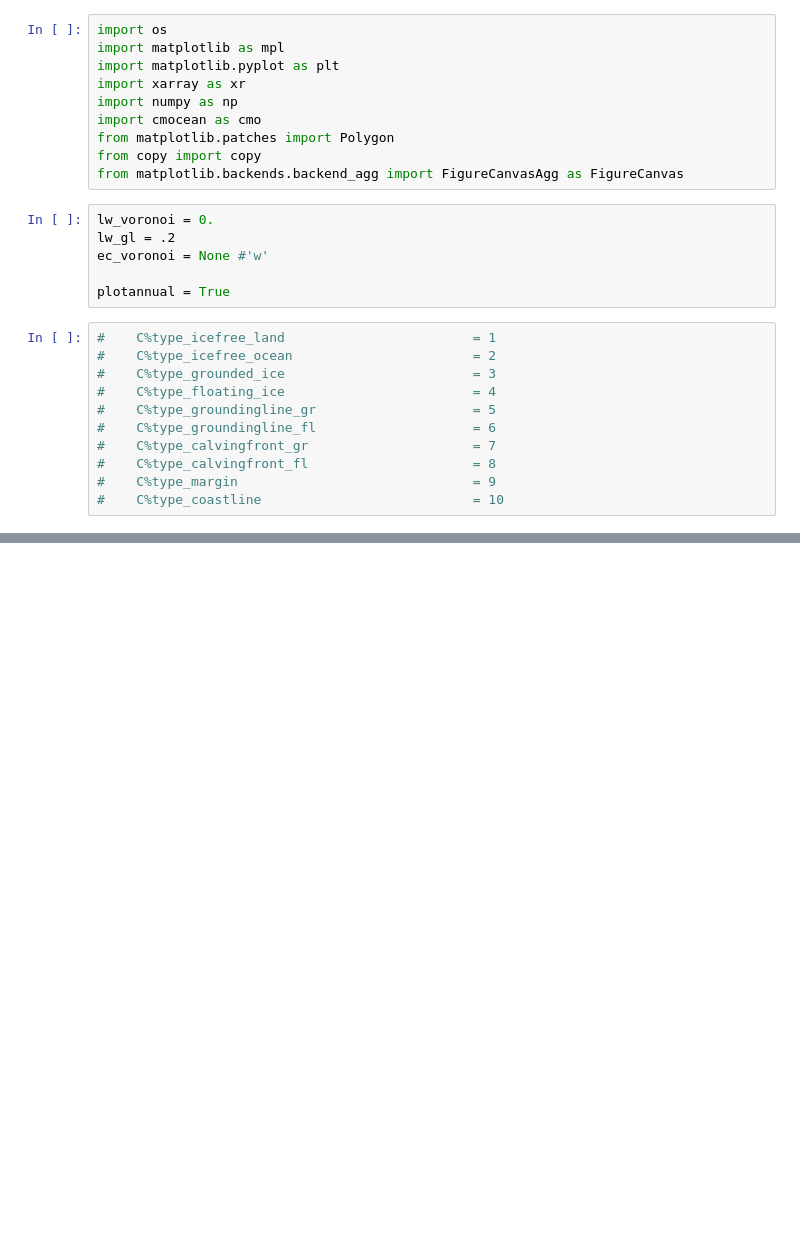
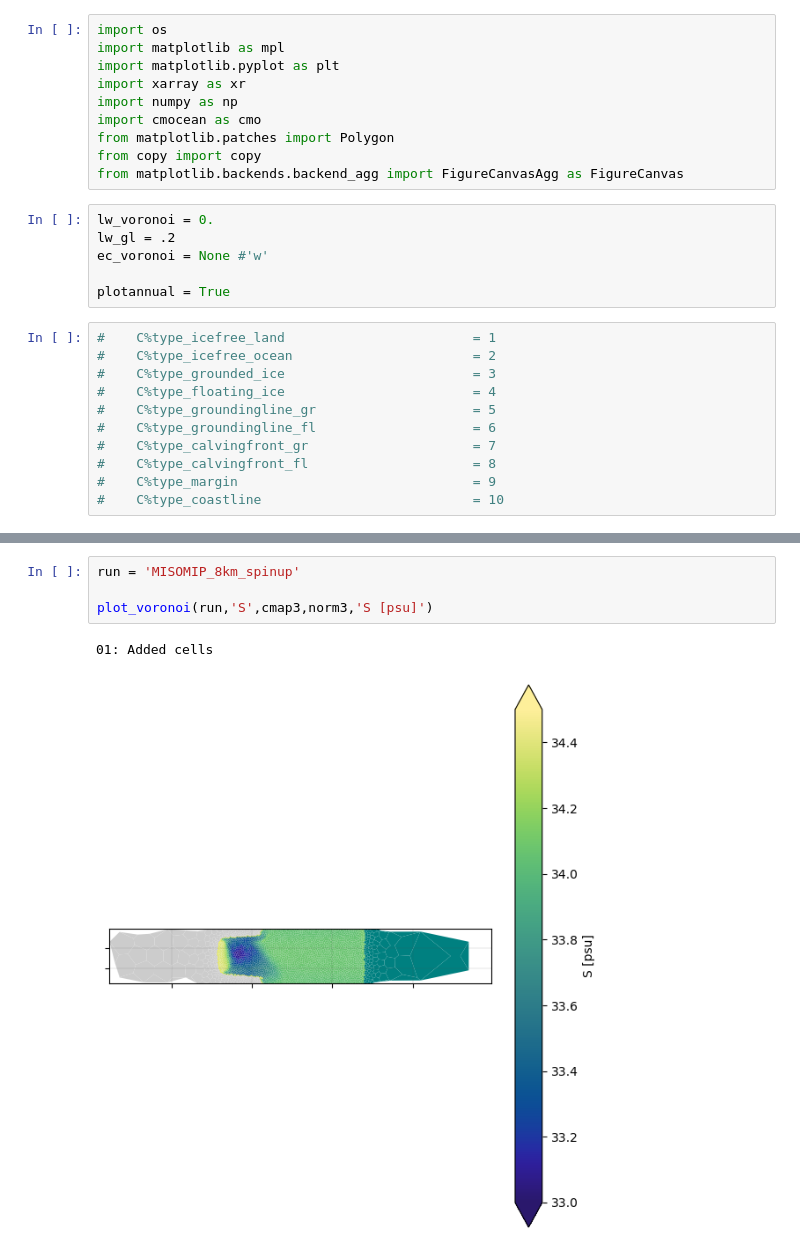
Before and after one commit to erwinlambert/ufelad, a Jupyter notebook: notebooks/plot_voronoi_BMB.ipynb, the cells around one changed output, grey strips where cells are left out. Saved outputs shown, nothing was run; the diff lists cells and outputs as text; blank space fills up the shorter version.

```diff
--- a/notebooks/plot_voronoi_BMB.ipynb
+++ b/notebooks/plot_voronoi_BMB.ipynb
@@ -131,0 +305,7 @@ ds.close()
+# %%
+run = 'MISOMIP_8km_spinup'
+
+plot_voronoi(run,'S',cmap3,norm3,'S [psu]')
+# %% [output]
+01: Added cells
+[figure, added]
```
Also changed, not shown: parts of 14 cells of this notebook, 6 other files.
